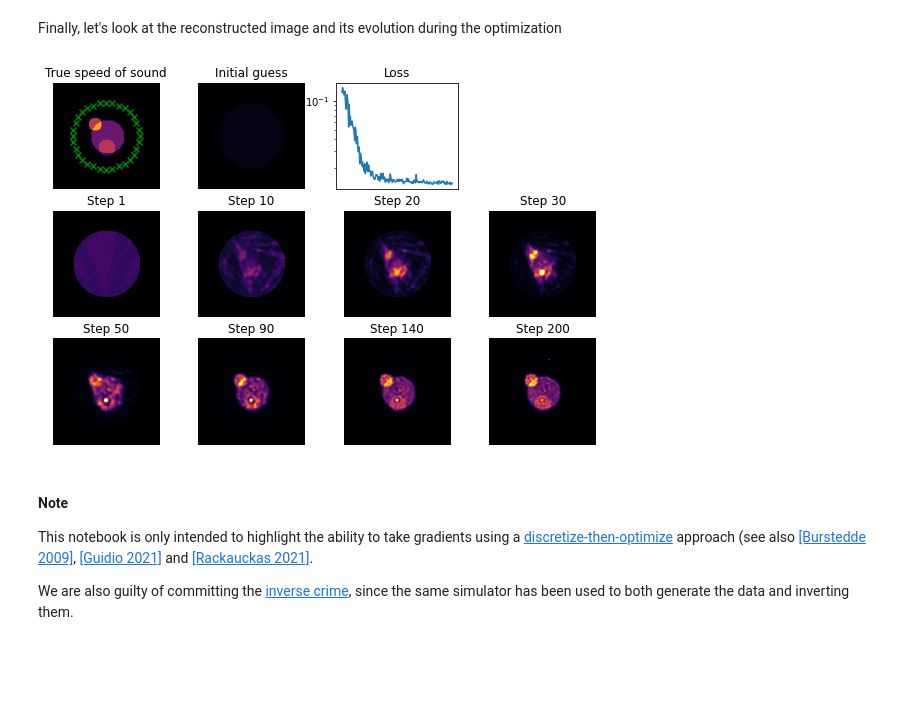
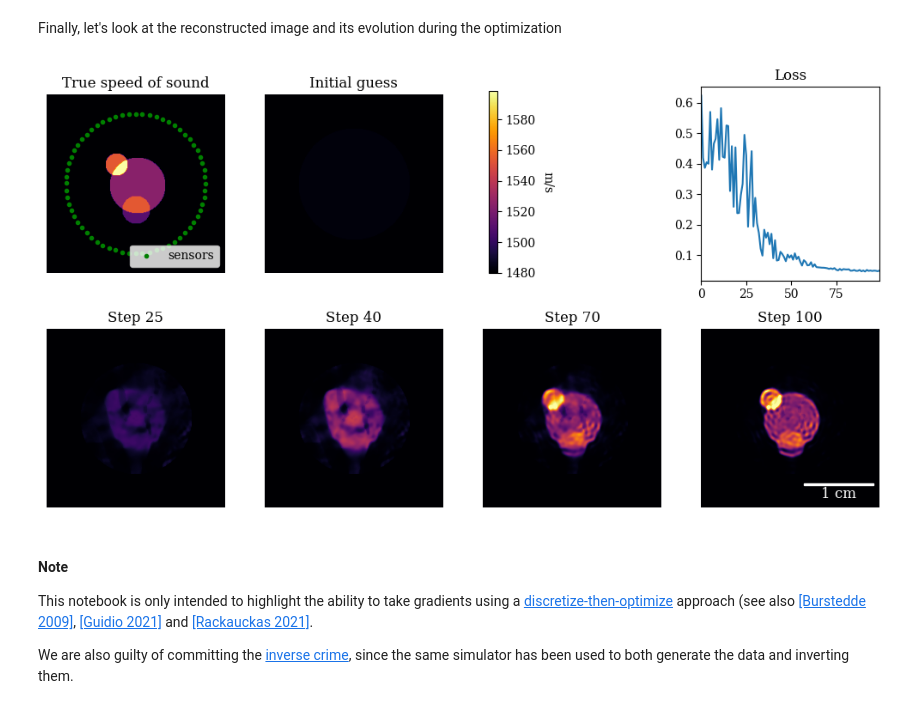
Before and after one commit to ucl-bug/jwave, a Jupyter notebook: docs/notebooks/time_varying/FWI.ipynb, the cells around one changed output. Saved outputs shown, nothing was run; the diff lists cells and outputs as text; code cells hidden in the pictures; blank space fills up the shorter version.

```diff
--- a/docs/notebooks/time_varying/FWI.ipynb
+++ b/docs/notebooks/time_varying/FWI.ipynb
@@ -160,7 +173,7 @@ batch_simulations(medium.sound_speed, jnp.arange(num_sources)).block_until_ready
 At last, let's add some coloured noise to the data that we'll use for inversion.
 # %%
 p_data = batch_simulations(medium.sound_speed, jnp.arange(num_sources))
-noise = np.random.normal(size=p_data.shape) * 0.1
+noise = np.random.normal(size=p_data.shape) * 0.2
 noise = jnp.fft.fft(noise, axis=1)
 #noise = noise.at[:, 100:-100].set(0.0)
 noise = jnp.fft.ifft(noise, axis=1).real
@@ -200,21 +211,17 @@ params = medium.sound_speed * 0.0 - 4
 Lastly, let's define the loss function. We'll use the standard MSE loss on the residual. We then use the decorator `value_and_grad` to transform the function into one that returns the original output *and* the gradient with respect to the first input
 # %%
 from jwave.signal_processing import analytic_signal
-
+from jaxdf.operators import gradient, functional
 
 def hilbert_transf(signal, noise=0.2):
-    x = 2 * jnp.abs(analytic_signal(signal))
+    x = jnp.abs(analytic_signal(signal))
     return x
 
-
 def loss_func(params, source_num):
-    p = single_source_simulation(get_sound_speed(params), source_num)
+    c0 = get_sound_speed(params)
+    p = single_source_simulation(c0, source_num)
     data = p_data[source_num]
-    return jnp.mean(jnp.abs(
-        hilbert_transf(p) -hilbert_transf(data)
-    ) ** 2)
-    #return jnp.mean(jnp.abs(p - data) ** 2)
-
+    return jnp.mean(jnp.abs(hilbert_transf(p) -hilbert_transf(data)) ** 2)
 
 loss_with_grad = value_and_grad(loss_func, argnums=0)
 # %% [markdown]
@@ -253,7 +259,7 @@ Following the spirit of `JAX`, all that is needed to do is to write an `update`
 # %%
 losshistory = []
 reconstructions = []
-num_steps = 200
+num_steps = 100
 
 # Define optimizer
 init_fun, update_fun, get_params = optimizers.adam(0.1, 0.9, 0.9)
@@ -286,46 +295,66 @@ Finally, let's look at the reconstructed image and its evolution during the opti
 # %%
 sos_original = get_sound_speed(params).on_grid
 true_sos = sound_speed.on_grid
+vmin = np.amin(true_sos)
+vmax = np.amax(true_sos)
 
-fig, axes = plt.subplots(3, 4, figsize=(10, 6.66))
+fig, axes = plt.subplots(2, 4, figsize=(10, 5.5))
 
 k = 0
-recs = [0, 9, 19, 29, 49, 89, 139, 199]
-for row in range(3):
+recs = [24, 39, 69, 99]
+for row in range(2):
     for col in range(4):
         if k == 0:
-            axes[row, col].imshow(true_sos, cmap="inferno", vmax=1.1)
+            axes[row, col].imshow(true_sos, cmap="inferno", vmin=vmin, vmax=vmax)
             axes[row, col].scatter(
                 sensors_positions[1],
                 sensors_positions[0],
                 c="g",
-                marker="x",
+                marker=".",
                 label="sensors",
             )
+            axes[row, col].legend(loc="lower right")
             axes[row, col].set_title("True speed of sound")
             axes[row, col].set_axis_off()
         elif k == 1:
-            axes[row, col].imshow(sos_original, cmap="inferno", vmax=1.5)
+            im_original = axes[row, col].imshow(sos_original, cmap="inferno", vmin=vmin, vmax=vmax)
             axes[row, col].set_axis_off()
             axes[row, col].set_title("Initial guess")
+
+            cbar_ax = fig.add_axes([0.53, 0.54, 0.01, 0.385])
+            cbar = plt.colorbar(im_original, cax=cbar_ax)
+            cbar.ax.get_yaxis().labelpad = 15
+            cbar.ax.set_ylabel('m/s', rotation=270)
         elif k == 2:
+            axes[row, col].set_axis_off()
+        elif k == 3:
             axes[row, col].plot(losshistory)
             axes[row, col].set_title("Loss")
-            axes[row, col].set_yscale("log")
-            axes[row, col].set_xticks([], [])
-        elif k == 3:
-            axes[row, col].set_axis_off()
+            #axes[row, col].set_xticks([], [])
+            axes[row, col].margins(x=0)
         else:
-            axes[row, col].imshow(
-                reconstructions[recs[k - 4]], cmap="inferno", vmax=1.1
-            )
+            axes[row, col].imshow(reconstructions[recs[k - 4]], cmap="inferno", vmin=vmin, vmax=vmax)
             axes[row, col].set_axis_off()
             axes[row, col].set_title("Step {}".format(recs[k - 4] + 1))
         k += 1
 
-#plt.savefig('fwi.pgf')
+# Scale bar
+fontprops = fm.FontProperties(size=12)
+scalebar = AnchoredSizeBar(
+    axes[-1, -1].transData,
+    100, '1 cm', 'lower right',
+    pad=0.3,
+    color='white',
+    frameon=False,
+    size_vertical=2,
+    fontproperties=fontprops)
+axes[-1, -1].add_artist(scalebar)
+
+fig.tight_layout()
+
+plt.savefig('fwi.pdf')
 # %% [output]
-[figure, old version]
+[figure, new version]
 # %% [markdown]
 #### Note
 
```
Also changed, not shown: parts of 14 cells of this notebook, 6 other files.
